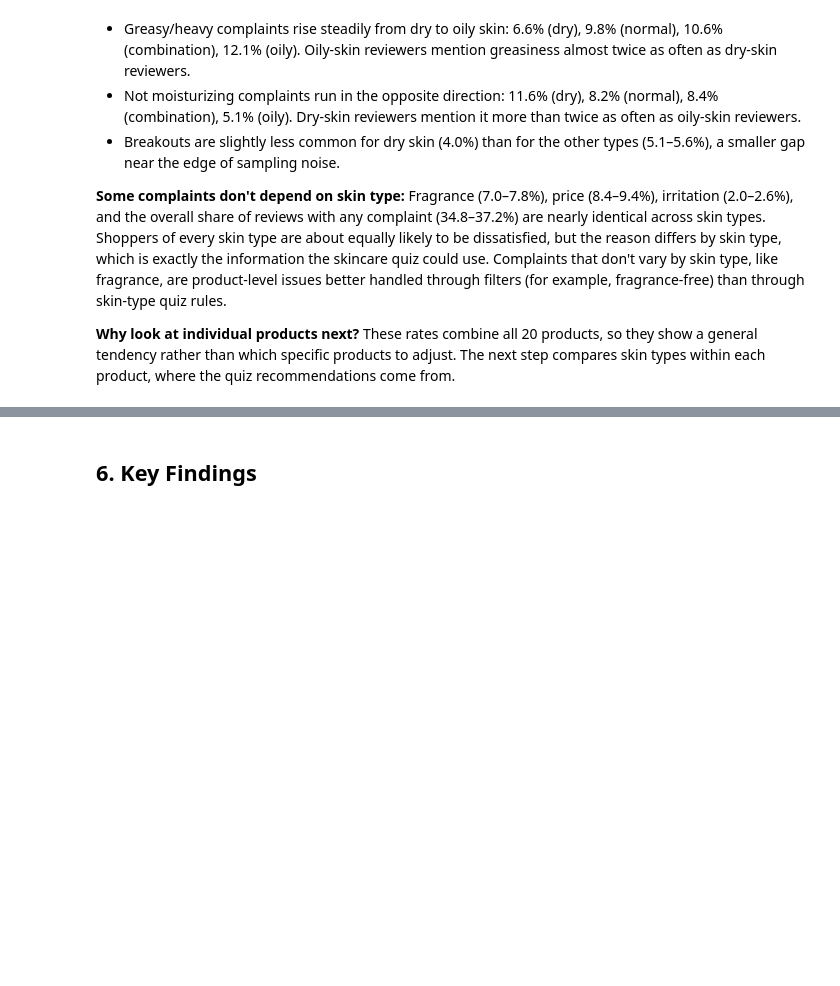
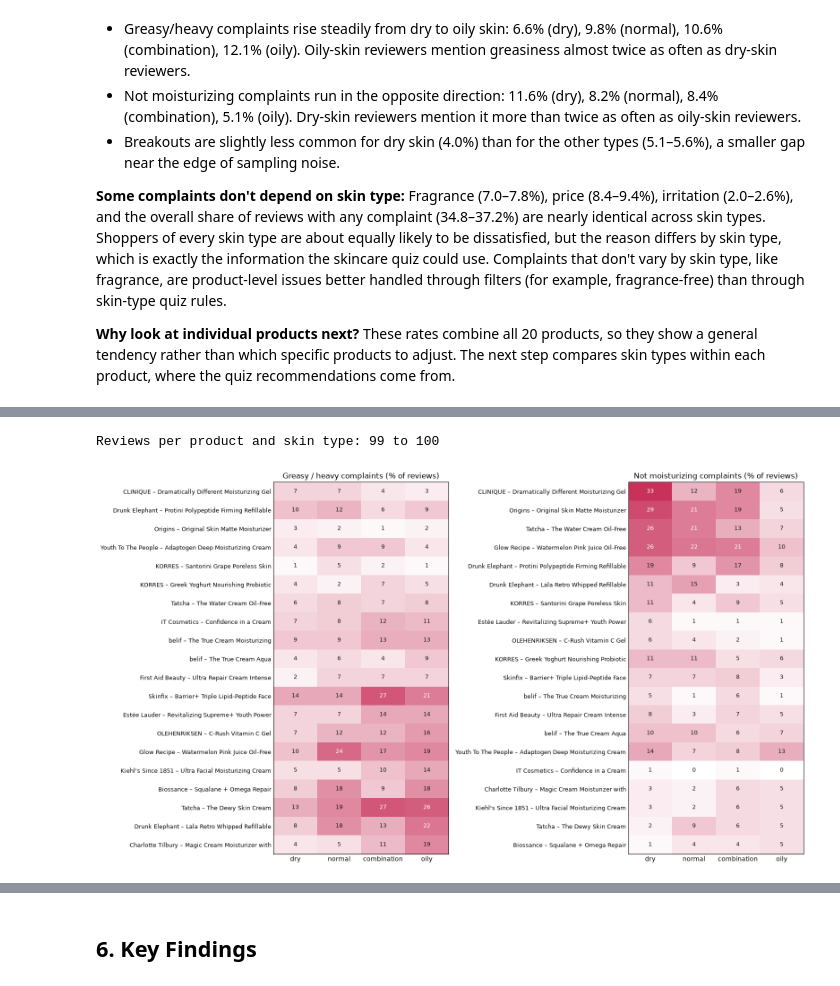
Before and after one commit to Neha-Ko/CDA-Course-Project, a Jupyter notebook: Notebooks/5_Final_Report.ipynb, the cells around one changed output, grey strips where cells are left out. Saved outputs shown, nothing was run; the diff lists cells and outputs as text; code cells hidden in the pictures; blank space fills up the shorter version.

Commit message:
Add product-level oily vs. dry complaint comparison with significance testing

```diff
--- a/Notebooks/5_Final_Report.ipynb
+++ b/Notebooks/5_Final_Report.ipynb
@@ -135,0 +151,46 @@ About a third of reviews contain a complaint with 35.9% of reviews mentioning at
+# %%
+# Short product labels for charts: brand plus the first few words of the product name
+labeled["product_label"] = (labeled["brand_name"] + " – "
+                            + labeled["product_name"].str.split().str[:4].str.join(" "))
+assert labeled.groupby("product_label")["product_id"].nunique().max() == 1, "Two products share a label"
+
+# The three complaints compared at the product level
+FOCUS = ["greasy_heavy", "not_moisturizing", "breakouts"]
+
+# Complaint rate (%) for every product and skin type
+rates = labeled.groupby(["product_label", "skin_type"])[FOCUS].mean() * 100
+group_sizes = labeled.groupby(["product_label", "skin_type"]).size()
+print(f"Reviews per product and skin type: {group_sizes.min()} to {group_sizes.max()}")
+# %% [output]
+Reviews per product and skin type: 99 to 100
+# %%
+# Heatmap of one complaint's rates: products as rows, skin types (dry to oily) as columns
+ROSE_SCALE = LinearSegmentedColormap.from_list("rose", ["#FFFFFF", "#C8325A"])
+
+def plot_rate_heatmap(category, ax, vmax):
+    table = rates[category].unstack()[SKIN_ORDER]
+
+    # Sort products by the oily-minus-dry gap, so the biggest oily-skin problems sit at the top
+    table = table.loc[(table["oily"] - table["dry"]).sort_values().index]
+    ax.imshow(table.values, cmap=ROSE_SCALE, vmin=0, vmax=vmax, aspect="auto")
+
+    # Write each rate in its cell, in white on dark cells for readability
+    for r in range(table.shape[0]):
+        for c in range(table.shape[1]):
+            v = table.values[r, c]
+            ax.text(c, r, f"{v:.0f}", ha="center", va="center", fontsize=9,
+                    color="white" if v > vmax * 0.6 else "#1A1A1A")
+    ax.set_xticks(range(len(SKIN_ORDER)), SKIN_ORDER)
+    ax.set_yticks(range(len(table)), table.index, fontsize=9)
+    ax.set_title(f"{CATEGORY_NAMES[category]} complaints (% of reviews)")
+    ax.tick_params(length=0)
+
+# Side-by-side heatmaps for the two mirror-image complaints, on the same color scale
+vmax = rates[["greasy_heavy", "not_moisturizing"]].max().max()
+fig, axes = plt.subplots(1, 2, figsize=(16, 9))
+plot_rate_heatmap("greasy_heavy", axes[0], vmax)
+plot_rate_heatmap("not_moisturizing", axes[1], vmax)
+plt.tight_layout()
+plt.show()
+# %% [output]
+[figure, added]
```
Also changed, not shown: parts of 4 cells of this notebook.
